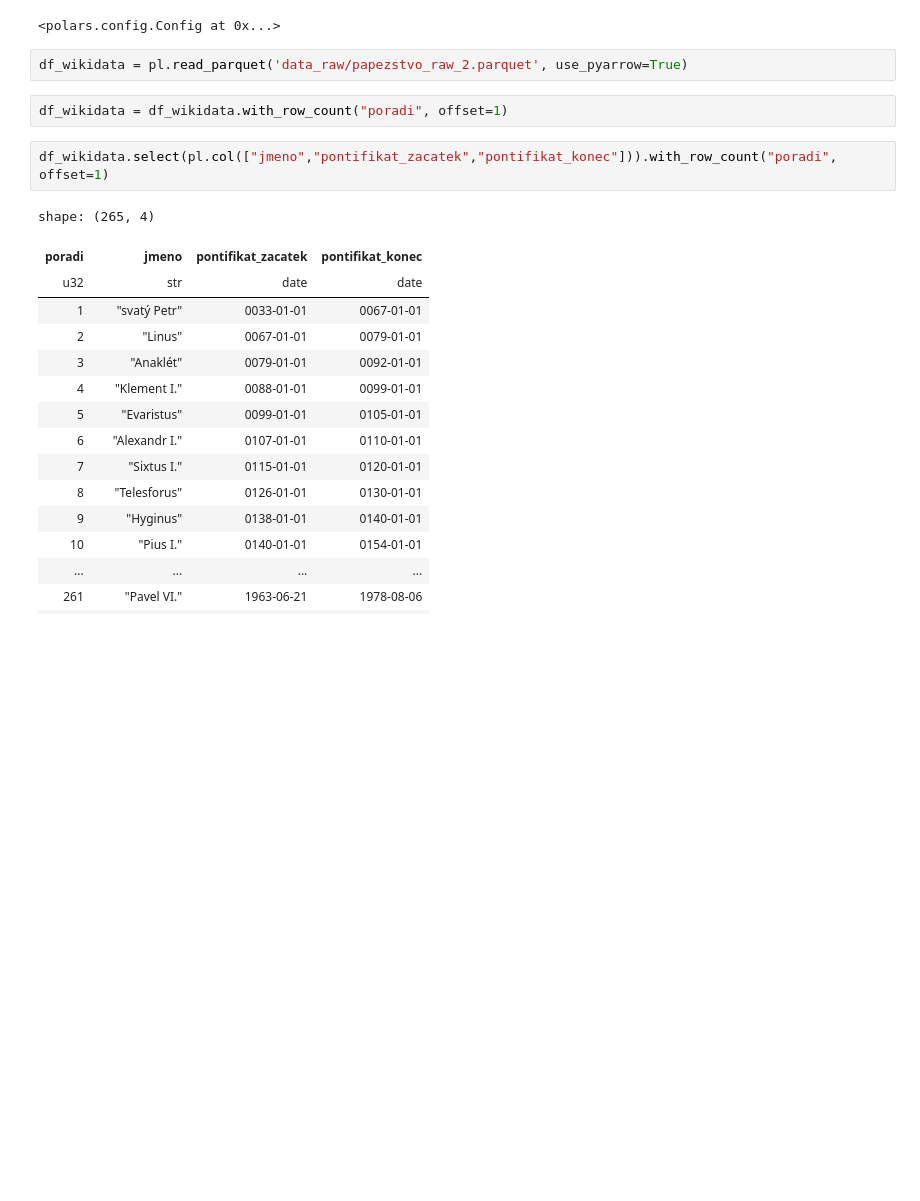
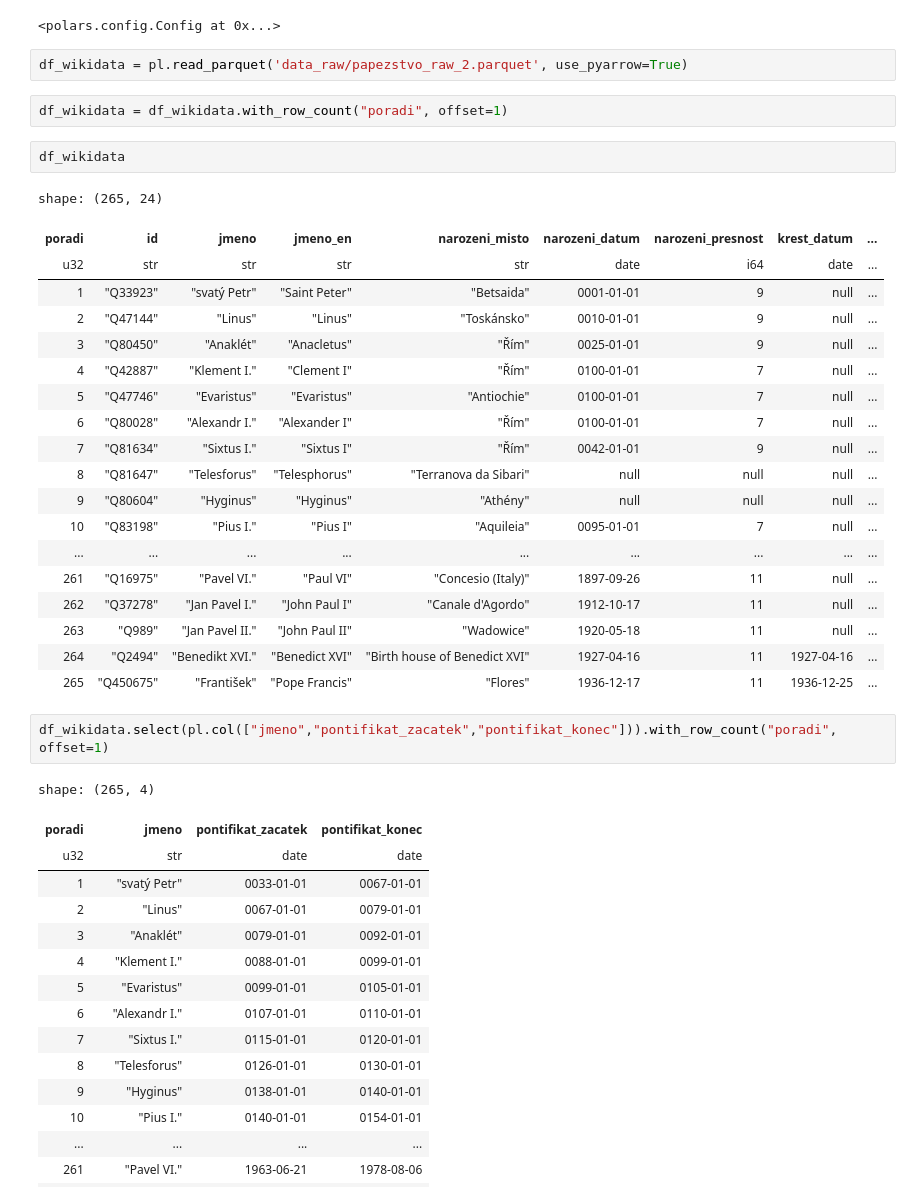
Before and after one commit to DataRozhlas/papezstvo, a Jupyter notebook: 008_kontrola_a_spojeni.ipynb, the cells around one changed output. Drawn from its saved outputs; the diff is of its cells as text; blank space fills up the shorter version.

```diff
--- a/008_kontrola_a_spojeni.ipynb
+++ b/008_kontrola_a_spojeni.ipynb
@@ -9,6 +9,28 @@ pl.Config(tbl_rows=300)
 df_wikidata = pl.read_parquet('data_raw/papezstvo_raw_2.parquet', use_pyarrow=True)
 # %%
 df_wikidata = df_wikidata.with_row_count("poradi", offset=1)
+# %%
+df_wikidata
+# %% [output]
+shape: (265, 24)
+| poradi | id | jmeno | jmeno_en | narozeni_misto | narozeni_datum | narozeni_presnost | krest_datum | ... |
+| u32 | str | str | str | str | date | i64 | date | ... |
+| 1 | "Q33923" | "svatý Petr" | "Saint Peter" | "Betsaida" | 0001-01-01 | 9 | null | ... |
+| 2 | "Q47144" | "Linus" | "Linus" | "Toskánsko" | 0010-01-01 | 9 | null | ... |
+| 3 | "Q80450" | "Anaklét" | "Anacletus" | "Řím" | 0025-01-01 | 9 | null | ... |
+| 4 | "Q42887" | "Klement I." | "Clement I" | "Řím" | 0100-01-01 | 7 | null | ... |
+| 5 | "Q47746" | "Evaristus" | "Evaristus" | "Antiochie" | 0100-01-01 | 7 | null | ... |
+| 6 | "Q80028" | "Alexandr I." | "Alexander I" | "Řím" | 0100-01-01 | 7 | null | ... |
+| 7 | "Q81634" | "Sixtus I." | "Sixtus I" | "Řím" | 0042-01-01 | 9 | null | ... |
+| 8 | "Q81647" | "Telesforus" | "Telesphorus" | "Terranova da Sibari" | null | null | null | ... |
+| 9 | "Q80604" | "Hyginus" | "Hyginus" | "Athény" | null | null | null | ... |
+| 10 | "Q83198" | "Pius I." | "Pius I" | "Aquileia" | 0095-01-01 | 7 | null | ... |
+| ... | ... | ... | ... | ... | ... | ... | ... | ... |
+| 261 | "Q16975" | "Pavel VI." | "Paul VI" | "Concesio (Italy)" | 1897-09-26 | 11 | null | ... |
+| 262 | "Q37278" | "Jan Pavel I." | "John Paul I" | "Canale d'Agordo" | 1912-10-17 | 11 | null | ... |
+| 263 | "Q989" | "Jan Pavel II." | "John Paul II" | "Wadowice" | 1920-05-18 | 11 | null | ... |
+| 264 | "Q2494" | "Benedikt XVI." | "Benedict XVI" | "Birth house of Benedict XVI" | 1927-04-16 | 11 | 1927-04-16 | ... |
+| 265 | "Q450675" | "František" | "Pope Francis" | "Flores" | 1936-12-17 | 11 | 1936-12-25 | ... |
 # %%
 df_wikidata.select(pl.col(["jmeno","pontifikat_zacatek","pontifikat_konec"])).with_row_count("poradi", offset=1)
 # %% [output]
```
Also changed, not shown: parts of 3 cells of this notebook, 8 other files.
